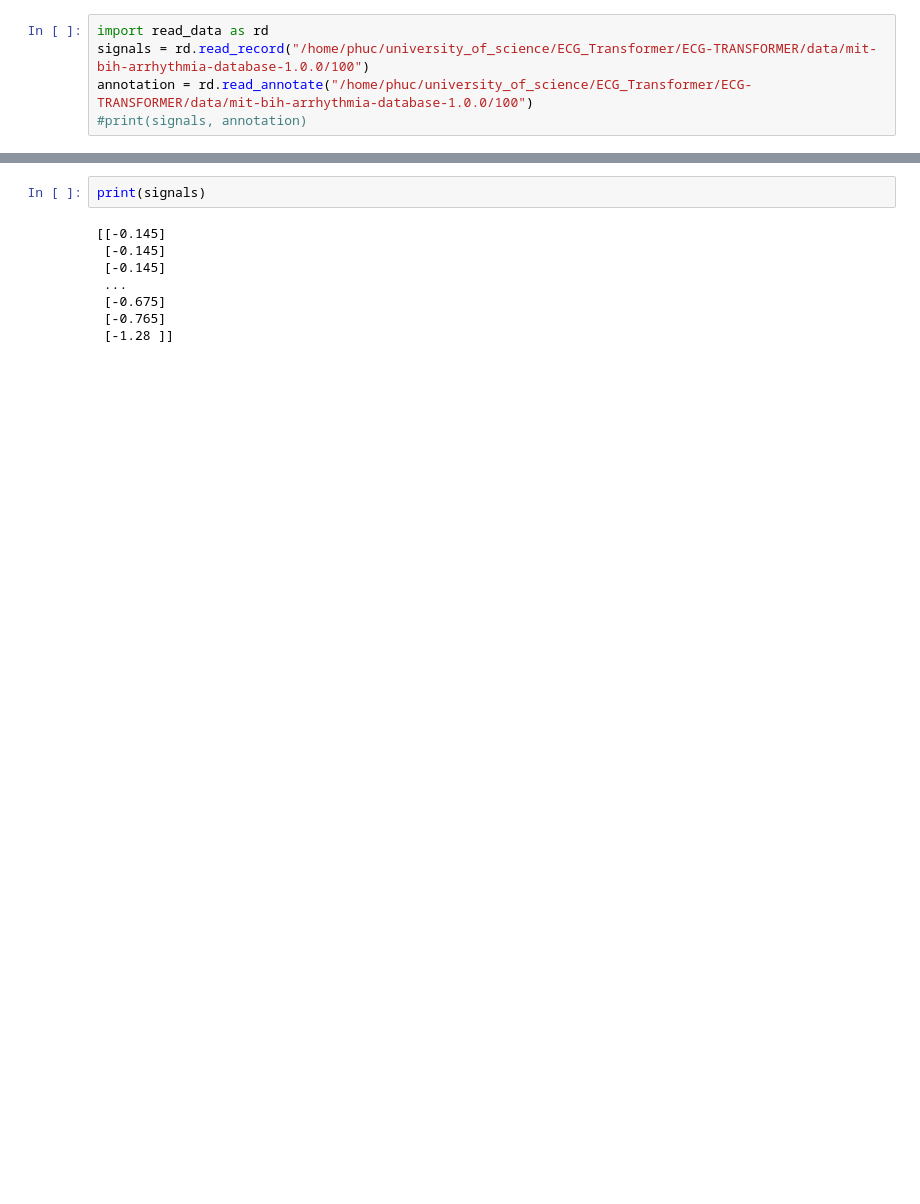
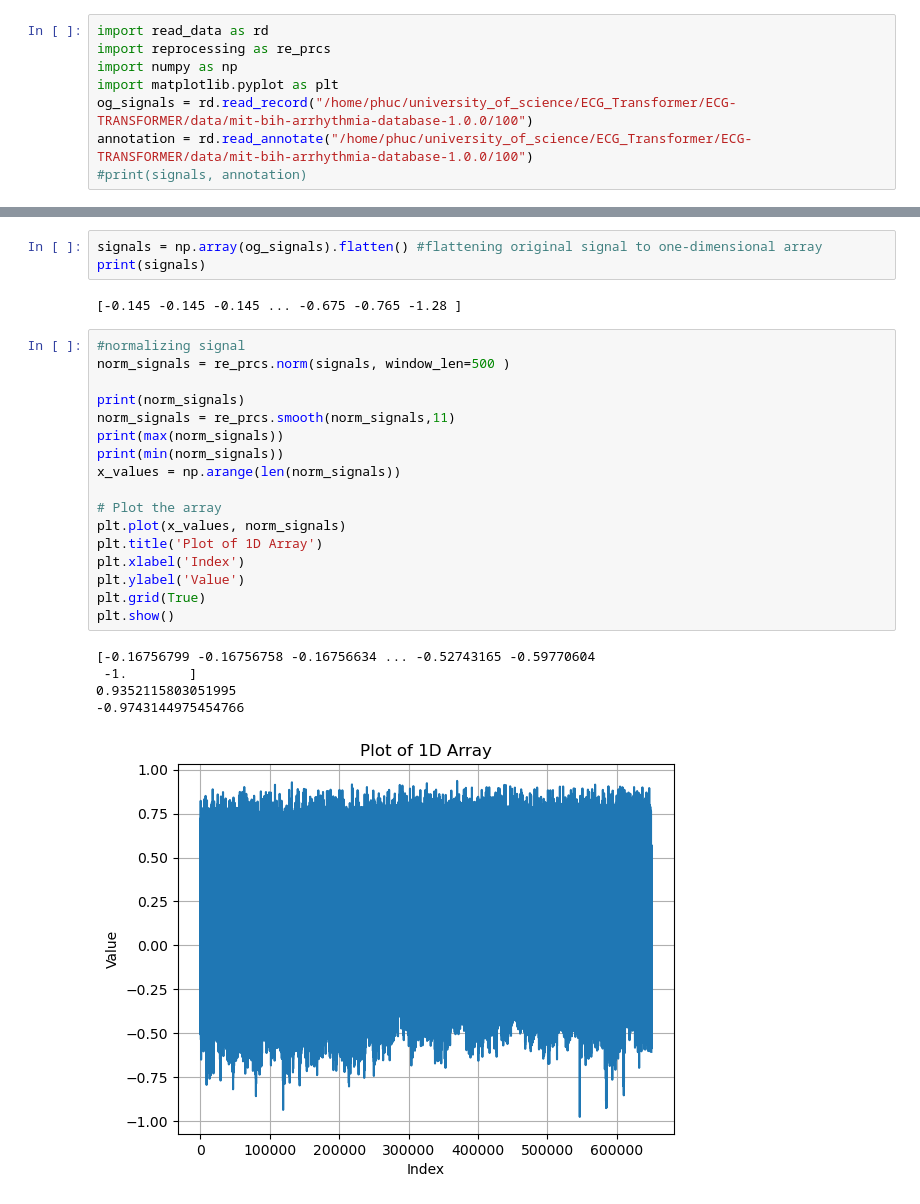
Before and after one commit to hothephuc/ECG-TRANSFORMER, a Jupyter notebook: ecg_transformer.ipynb, the cells around one changed output, grey strips where cells are left out. Saved outputs shown, nothing was run; the diff lists cells and outputs as text; blank space fills up the shorter version.

```diff
--- a/ecg_transformer.ipynb
+++ b/ecg_transformer.ipynb
@@ -1,6 +1,9 @@
 # %%
 import read_data as rd
-signals = rd.read_record("/home/phuc/university_of_science/ECG_Transformer/ECG-TRANSFORMER/data/mit-bih-arrhythmia-database-1.0.0/100")
+import reprocessing as re_prcs
+import numpy as np
+import matplotlib.pyplot as plt
+og_signals = rd.read_record("/home/phuc/university_of_science/ECG_Transformer/ECG-TRANSFORMER/data/mit-bih-arrhythmia-database-1.0.0/100")
 annotation = rd.read_annotate("/home/phuc/university_of_science/ECG_Transformer/ECG-TRANSFORMER/data/mit-bih-arrhythmia-database-1.0.0/100")
 #print(signals, annotation)
 # %%
@@ -16,13 +21,31 @@ print(annote_supra_ven)
        629171]), array(['A', 'A', 'A', 'A', 'A', 'A', 'A', 'A', 'A', 'A', 'A', 'A', 'A',
        'A', 'A', 'A', 'A', 'A', 'A', 'A', 'A', 'A', 'A', 'A', 'A', 'A',
        'A', 'A', 'A', 'A', 'A', 'A', 'A'], dtype='<U1'))
-# %%
-print(signals)
-# %% [output]
-[[-0.145]
- [-0.145]
- [-0.145]
- ...
- [-0.675]
- [-0.765]
- [-1.28 ]]
+# %%
+signals = np.array(og_signals).flatten() #flattening original signal to one-dimensional array
+print(signals)
+# %% [output]
+[-0.145 -0.145 -0.145 ... -0.675 -0.765 -1.28 ]
+# %%
+#normalizing signal
+norm_signals = re_prcs.norm(signals, window_len=500 )
+
+print(norm_signals)
+norm_signals = re_prcs.smooth(norm_signals,11)
+print(max(norm_signals))
+print(min(norm_signals))
+x_values = np.arange(len(norm_signals))
+
+# Plot the array
+plt.plot(x_values, norm_signals)
+plt.title('Plot of 1D Array')
+plt.xlabel('Index')
+plt.ylabel('Value')
+plt.grid(True)
+plt.show()
+# %% [output]
+[-0.16756799 -0.16756758 -0.16756634 ... -0.52743165 -0.59770604
+ -1.        ]
+0.9352115803051995
+-0.9743144975454766
+[figure, added]
```
Also changed, not shown: parts of 1 cell of this notebook.
